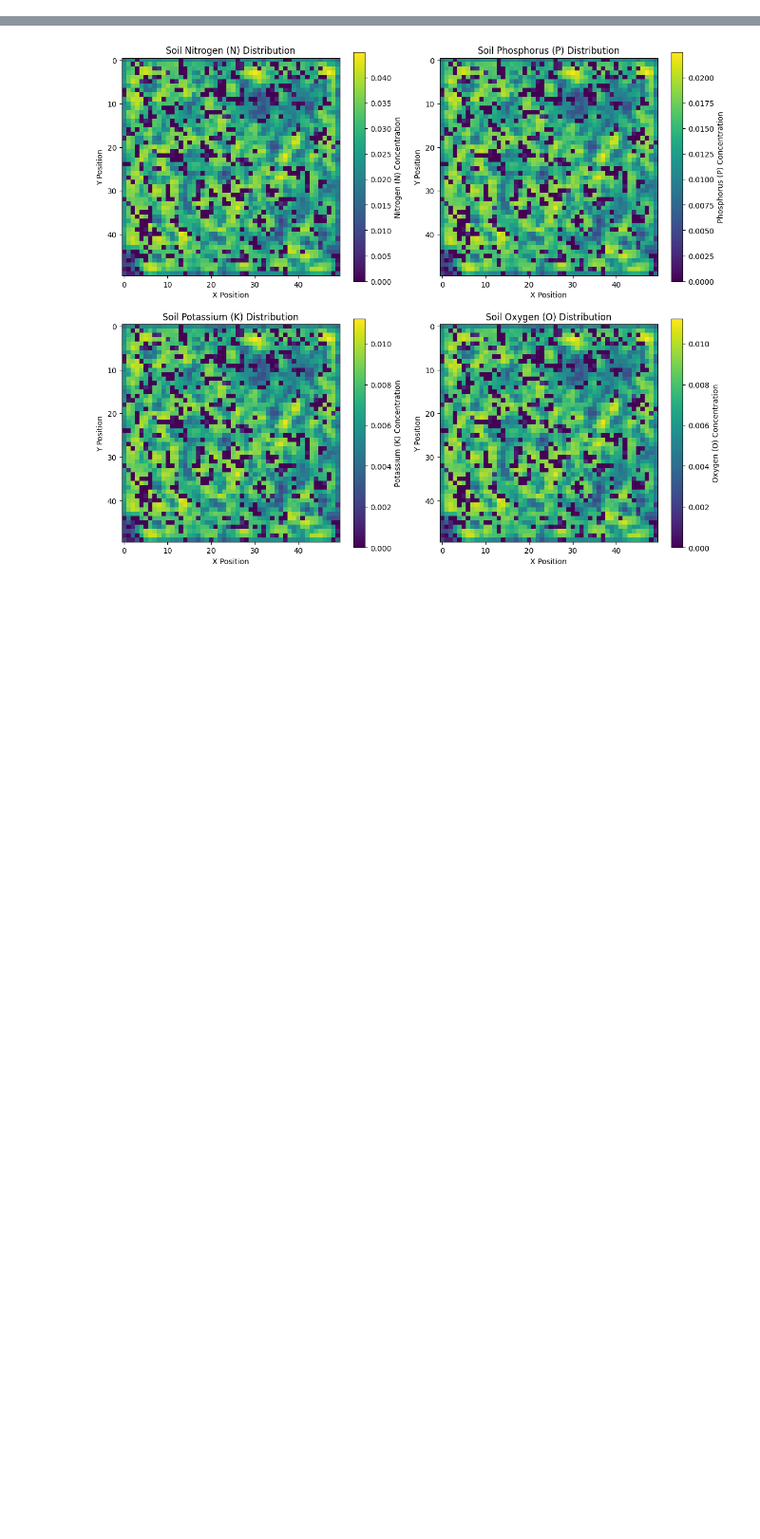
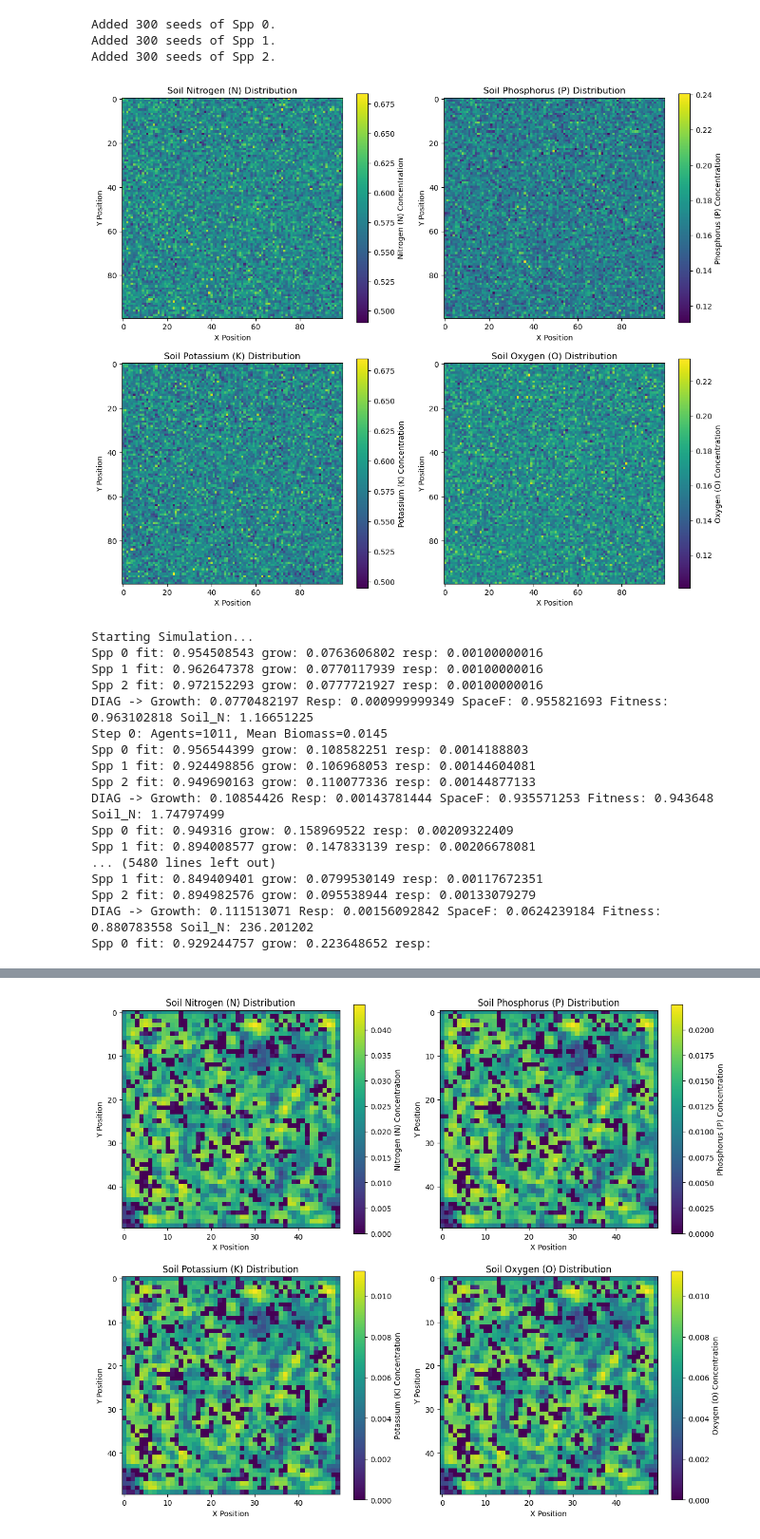
Before and after one commit to filipematos95/ElementalWorld, a Jupyter notebook: simulation_notebook.ipynb, the cells around one changed output, grey strips where cells are left out. Shown at 95% size. Drawn from its saved outputs; the diff is of its cells as text; code cells hidden in the pictures; blank space fills up the shorter version.

```diff
--- a/simulation_notebook.ipynb
+++ b/simulation_notebook.ipynb
@@ -99,7 +100,7 @@ NICHE_CENTERS = np.array([spp0_niche["center"],spp1_niche["center"], spp3_niche[
 NICHE_LEFT    = np.array([spp0_niche["left"], spp1_niche["left"], spp3_niche["left"]], dtype=np.float32)
 NICHE_RIGHT   = np.array([spp0_niche["right"], spp1_niche["right"], spp3_niche["right"]], dtype=np.float32)
 
-growth_rate = 0.15
+growth_rate = 0.8
 respiration_rate = 0.01
 turnover_rate = 0.03
 mineralization_rate = 0.05
@@ -151,30 +152,52 @@ history_biomass = []
 history_elements = []
 history_biomass_grid = []
 N_SPP = 3 # Number of species
 history_spp_biomass = [[] for _ in range(N_SPP)]
 history_spp_biomass_grid = [[] for _ in range(N_SPP)]
 history_spp_count = [[] for _ in range(N_SPP)]
 
 print("Starting Simulation...")
 for t in range(N_STEPS):
     n_agents = model.step("cosine")
 
     if t % 10 == 0:
         # A. Record TOTAL stats (what you already have)
         grid_mass_total = model.get_biomass_grid()
         mean_mass_total = np.mean(grid_mass_total)
         history_biomass.append(mean_mass_total)
 
         pools = model.get_element_pools()
         history_elements.append(pools)
 
         # B. NEW: Record PER-SPECIES stats
         for s_id in range(N_SPP):
             spp_grid = model.get_species_biomass(s_id)
             history_spp_biomass[s_id].append(np.mean(spp_grid))
             if t % 100 == 0:
                 history_spp_biomass_grid[s_id].append(np.mean(spp_grid))
         if t % 50 == 0:
             history_biomass_grid.append(grid_mass_total)
 
         print(f"Step {t}: Agents={n_agents.numpy()}, Mean Biomass={mean_mass_total:.4f}")
+# %% [output]
+Added 300 seeds of Spp 0.
+Added 300 seeds of Spp 1.
+Added 300 seeds of Spp 2.
+[figure, added]
+Starting Simulation...
+Spp 0 fit: 0.954508543 grow: 0.0763606802 resp: 0.00100000016
+Spp 1 fit: 0.962647378 grow: 0.0770117939 resp: 0.00100000016
+Spp 2 fit: 0.972152293 grow: 0.0777721927 resp: 0.00100000016
+DIAG -> Growth: 0.0770482197 Resp: 0.000999999349 SpaceF: 0.955821693 Fitness: 0.963102818 Soil_N: 1.16651225
+Step 0: Agents=1011, Mean Biomass=0.0145
+Spp 0 fit: 0.956544399 grow: 0.108582251 resp: 0.0014188803
+Spp 1 fit: 0.924498856 grow: 0.106968053 resp: 0.00144604081
+Spp 2 fit: 0.949690163 grow: 0.110077336 resp: 0.00144877133
+DIAG -> Growth: 0.10854426 Resp: 0.00143781444 SpaceF: 0.935571253 Fitness: 0.943648 Soil_N: 1.74797499
+Spp 0 fit: 0.949316 grow: 0.158969522 resp: 0.00209322409
+Spp 1 fit: 0.894008577 grow: 0.147833139 resp: 0.00206678081
+... (5480 lines left out)
+Spp 1 fit: 0.849409401 grow: 0.0799530149 resp: 0.00117672351
+Spp 2 fit: 0.894982576 grow: 0.095538944 resp: 0.00133079279
+DIAG -> Growth: 0.111513071 Resp: 0.00156092842 SpaceF: 0.0624239184 Fitness: 0.880783558 Soil_N: 236.201202
+Spp 0 fit: 0.929244757 grow: 0.223648652 resp:
```
Also changed, not shown: parts of 4 cells of this notebook, 1 other file.
